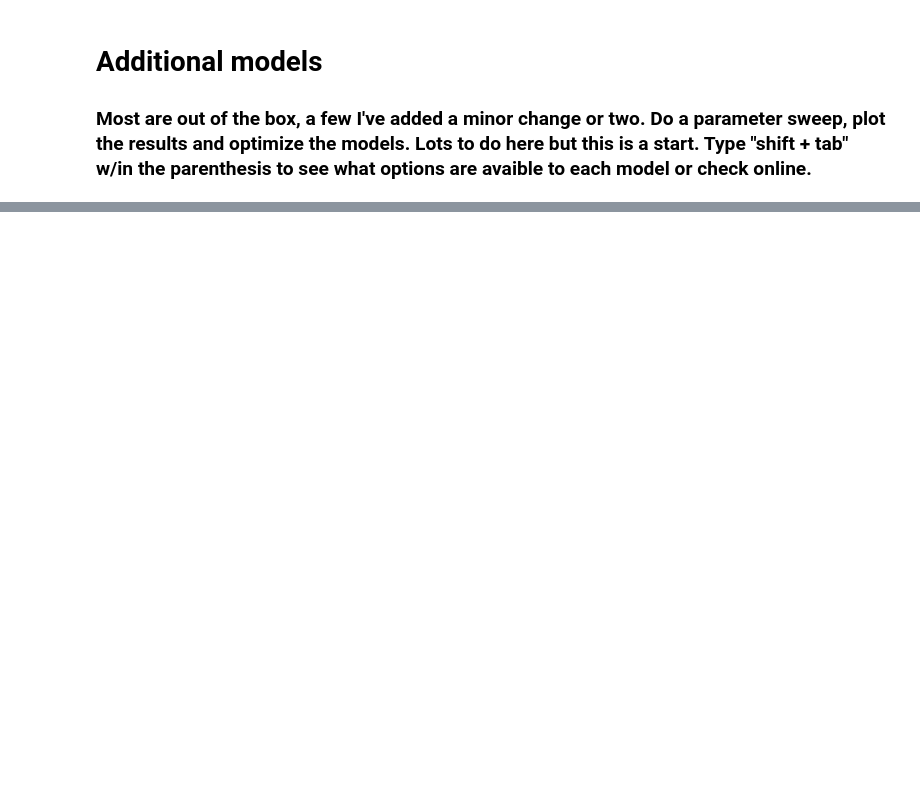
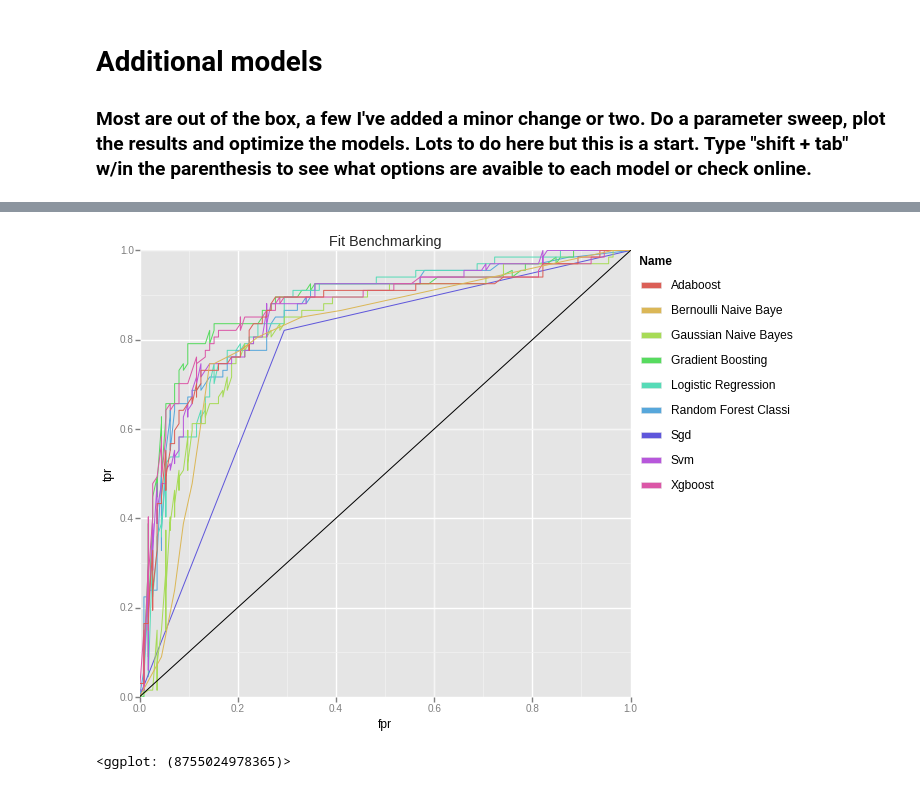
Before and after one commit to umnkaggle/Titanic, a Jupyter notebook: Titanic Workbook.ipynb, the cells around one changed output, grey strips where cells are left out. Saved outputs shown, nothing was run; the diff lists cells and outputs as text; code cells hidden in the pictures; blank space fills up the shorter version.

Commit message:
adding another ROC plot w/ lines instead of steps

```diff
--- a/Titanic Workbook.ipynb
+++ b/Titanic Workbook.ipynb
@@ -421,0 +422,9 @@ ggplot(aes(x='fpr', y='tpr', color='name'), data=all_results) + \
+# %%
+# Experimenting with line visualization... update later
+ggplot(aes(x='fpr', y='tpr', color='name'), data=all_results) + \
+    geom_line() + \
+    geom_abline(color='black') + \
+    ggtitle('Fit Benchmarking')
+# %% [output]
+[figure, added]
+<ggplot: (8755024978365)>
```
Also changed, not shown: parts of 13 cells of this notebook.
